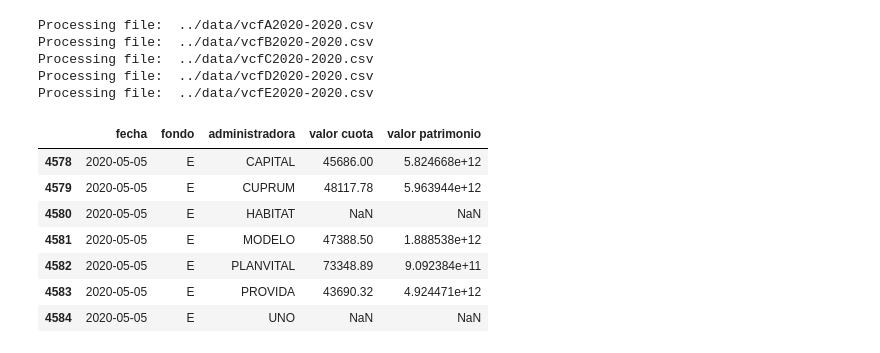
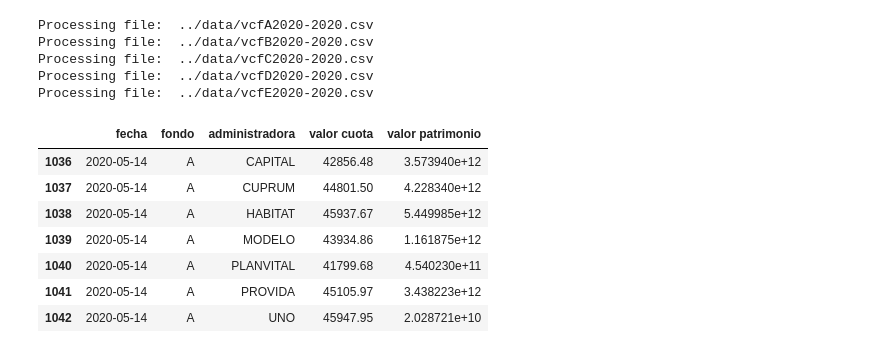
Before and after one commit to rpmunoz/afp_chile, a Jupyter notebook: notebooks/01 - Preprocesar datos superintendencia.ipynb, the cells around one changed output. Saved outputs shown, nothing was run; the diff lists cells and outputs as text; code cells hidden in the pictures.

```diff
--- a/notebooks/01 - Preprocesar datos superintendencia.ipynb
+++ b/notebooks/01 - Preprocesar datos superintendencia.ipynb
@@ -105,16 +105,16 @@ Processing file:  ../data/vcfC2020-2020.csv
 Processing file:  ../data/vcfD2020-2020.csv
 Processing file:  ../data/vcfE2020-2020.csv
 # %%
-dataDF.tail(7)
+dataDF[dataDF['fondo']=='A'].tail(7)
 # %% [output]
 |  | fecha | fondo | administradora | valor cuota | valor patrimonio |
-| 4578 | 2020-05-05 | E | CAPITAL | 45686.00 | 5.824668e+12 |
-| 4579 | 2020-05-05 | E | CUPRUM | 48117.78 | 5.963944e+12 |
-| 4580 | 2020-05-05 | E | HABITAT | NaN | NaN |
-| 4581 | 2020-05-05 | E | MODELO | 47388.50 | 1.888538e+12 |
-| 4582 | 2020-05-05 | E | PLANVITAL | 73348.89 | 9.092384e+11 |
-| 4583 | 2020-05-05 | E | PROVIDA | 43690.32 | 4.924471e+12 |
-| 4584 | 2020-05-05 | E | UNO | NaN | NaN |
+| 1036 | 2020-05-14 | A | CAPITAL | 42856.48 | 3.573940e+12 |
+| 1037 | 2020-05-14 | A | CUPRUM | 44801.50 | 4.228340e+12 |
+| 1038 | 2020-05-14 | A | HABITAT | 45937.67 | 5.449985e+12 |
+| 1039 | 2020-05-14 | A | MODELO | 43934.86 | 1.161875e+12 |
+| 1040 | 2020-05-14 | A | PLANVITAL | 41799.68 | 4.540230e+11 |
+| 1041 | 2020-05-14 | A | PROVIDA | 45105.97 | 3.438223e+12 |
+| 1042 | 2020-05-14 | A | UNO | 45947.95 | 2.028721e+10 |
 # %%
 outputFileName = '../results/afp_chile_2020.csv'
 
```
Also changed, not shown: parts of 1 cell of this notebook, 8 other files.
